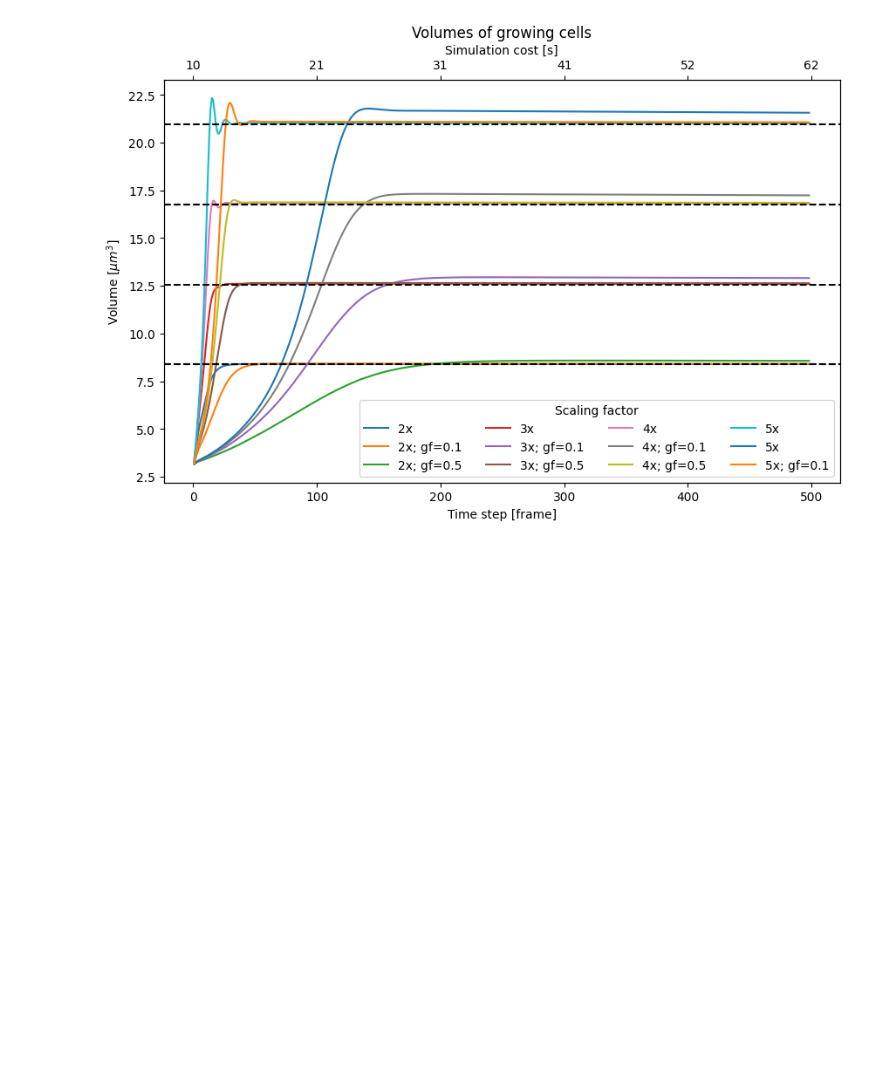
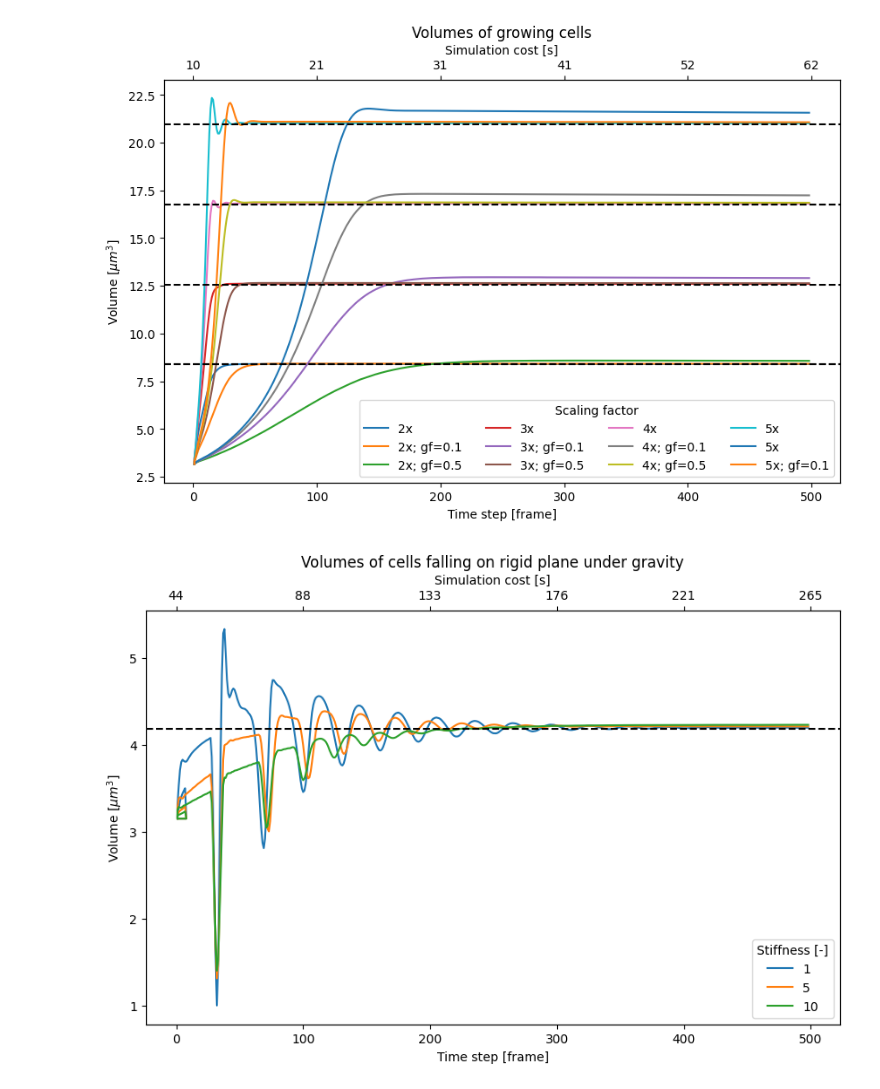
Before and after one commit to smegason/Goo, a Jupyter notebook: _notebooks/volume_control.ipynb, the cells around one changed output. Saved outputs shown, nothing was run; the diff lists cells and outputs as text; code cells hidden in the pictures; blank space fills up the shorter version.

```diff
--- a/_notebooks/volume_control.ipynb
+++ b/_notebooks/volume_control.ipynb
@@ -653,3 +653,62 @@ plt.savefig("2024016_growth_DIPgrowth.png", transparent=False, dpi=500)
 plt.show()
 # %% [output]
 [figure]
+# %%
+# compression of volume due to mechanical stresses
+
+with open(f"/Users/antoine/Harvard/MegasonLab/GPU_backup/AntoineRuzette/goo/data/3D-physics/compression/20240117_compression_gravity/20240117_compression_gravity_volumes.json", 'r') as f1:
+    volumes1x = json.load(f1)
+with open(f"/Users/antoine/Harvard/MegasonLab/GPU_backup/AntoineRuzette/goo/data/3D-physics/compression/20240117_compression_gravity/20240117_compression_gravity_times.json", 'r') as f1:
+    times1x = json.load(f1)
+with open(f"/Users/antoine/Harvard/MegasonLab/GPU_backup/AntoineRuzette/goo/data/3D-physics/compression/20240117_compression_gravity/20240117_compression_gravity_frame_cells.json", 'r') as f1:
+    frames1x = json.load(f1)
+with open(f"/Users/antoine/Harvard/MegasonLab/GPU_backup/AntoineRuzette/goo/data/3D-physics/compression/20240117_compression_gravity/20240117_compression_gravity_pressures.json", 'r') as f1:
+    pressures1x = json.load(f1)
+
+
+# FPS (frames per second)
+fps = 24
+
+# Plotting
+fig, ax1 = plt.subplots(figsize=(10, 6))
+
+ax2 = ax1.twiny()  # Create a secondary x-axis
+
+stiffness = ['1', '5', '10']
+
+for index, (cell_name, volumes) in enumerate(volumes1x.items()):
+    frames = frames1x[cell_name]
+
+    # Truncate frames if longer than volumes
+    if len(frames) > len(volumes):
+        frames = frames[:len(volumes)]
+
+    label = stiffness[index]
+    ax1.plot(frames, volumes, label=label)
+
+# Plotting the secondary x-axis with the converted numerical data at regular intervals
+keys = list(times1x.keys())[::82]  # Select keys at regular intervals
+values = [times1x[key] for key in keys]  # Corresponding values
+
+ax2.set_xlim(ax1.get_xlim())  # Set limits to match the primary x-axis
+ax2.set_xticklabels([f'{value:.0f}' for value in values])  # Set labels using the corresponding values
+
+# Add horizontal lines
+ax1.axhline(y=8.37758/2, color='black', linestyle='--')
+
+ax2.set_xlabel('simulation cost [s]')
+
+ax1.set_xlabel('Time step [frame]')
+ax1.set_ylabel(r'Volume [$\mu m^3$]')
+ax2.set_xlabel(r'Simulation cost [s]')
+
+ax1.set_title('Volumes of cells falling on rigid plane under gravity')
+ax1.legend(title='Stiffness [-]', loc='lower right', ncol=1)  # Legend for the primary x-axis plot
+# ax1.grid(True)
+
+# Saving the plot
+plt.savefig("/Users/antoine/Harvard/MegasonLab/GPU_backup/AntoineRuzette/goo/data/3D-physics/compression/20240117_compression_gravity/2024017_compression_gravity.png", transparent=False, dpi=500)
+
+plt.show()
+# %% [output]
+[figure, added]
```
Also changed, not shown: 1 other file.
